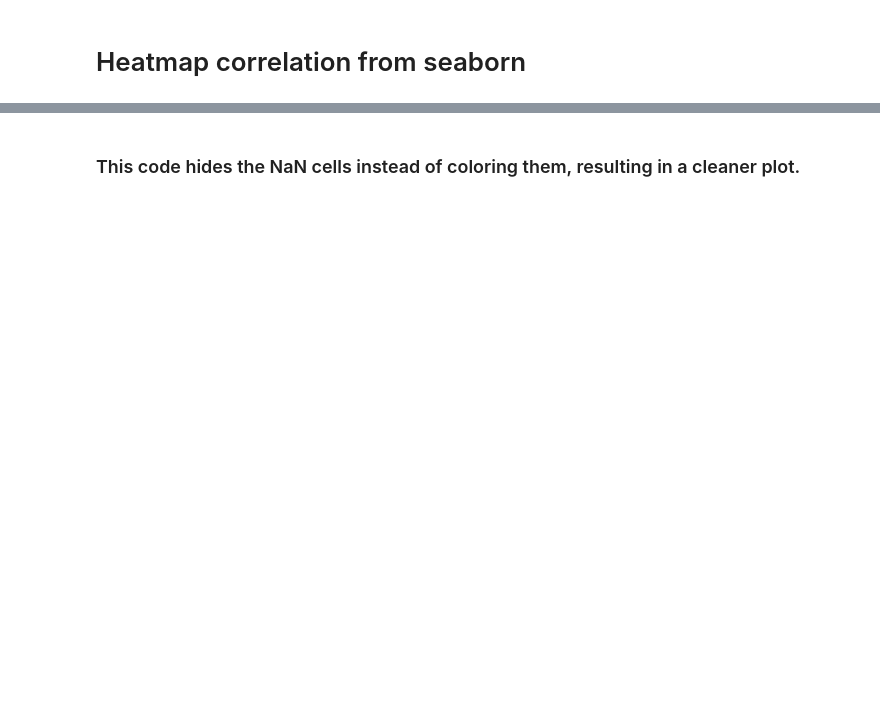
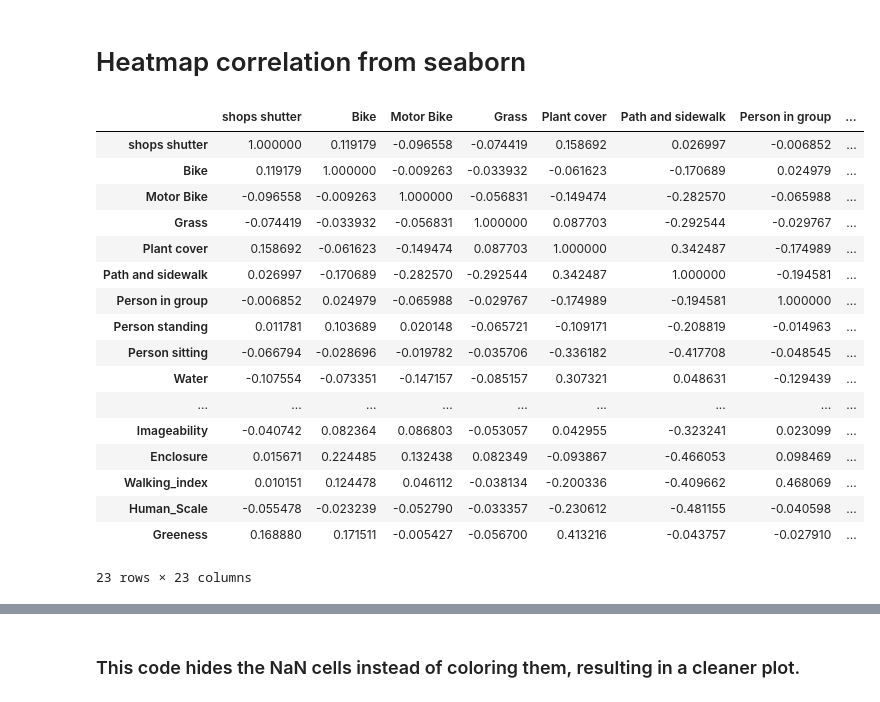
Before and after one commit to Hessam-Maniei/StreetPerception_ML, a Jupyter notebook: notebooks/copyresults.ipynb, the cells around one changed output, grey strips where cells are left out. Cells and saved outputs as stored; diff of their text form; code cells hidden in the pictures; blank space fills up the shorter version.

```diff
--- a/notebooks/copyresults.ipynb
+++ b/notebooks/copyresults.ipynb
@@ -2270,3 +2354,24 @@ significant_corrs = corr_df.where(pval_df < 0.05)
+# %%
+display(correlation_matrix)
+# %% [output]
+|  | shops shutter | Bike | Motor Bike | Grass | Plant cover | Path and sidewalk | Person in group | ... |
+| shops shutter | 1.000000 | 0.119179 | -0.096558 | -0.074419 | 0.158692 | 0.026997 | -0.006852 | ... |
+| Bike | 0.119179 | 1.000000 | -0.009263 | -0.033932 | -0.061623 | -0.170689 | 0.024979 | ... |
+| Motor Bike | -0.096558 | -0.009263 | 1.000000 | -0.056831 | -0.149474 | -0.282570 | -0.065988 | ... |
+| Grass | -0.074419 | -0.033932 | -0.056831 | 1.000000 | 0.087703 | -0.292544 | -0.029767 | ... |
+| Plant cover | 0.158692 | -0.061623 | -0.149474 | 0.087703 | 1.000000 | 0.342487 | -0.174989 | ... |
+| Path and sidewalk | 0.026997 | -0.170689 | -0.282570 | -0.292544 | 0.342487 | 1.000000 | -0.194581 | ... |
+| Person in group | -0.006852 | 0.024979 | -0.065988 | -0.029767 | -0.174989 | -0.194581 | 1.000000 | ... |
+| Person standing | 0.011781 | 0.103689 | 0.020148 | -0.065721 | -0.109171 | -0.208819 | -0.014963 | ... |
+| Person sitting | -0.066794 | -0.028696 | -0.019782 | -0.035706 | -0.336182 | -0.417708 | -0.048545 | ... |
+| Water | -0.107554 | -0.073351 | -0.147157 | -0.085157 | 0.307321 | 0.048631 | -0.129439 | ... |
+| ... | ... | ... | ... | ... | ... | ... | ... | ... |
+| Imageability | -0.040742 | 0.082364 | 0.086803 | -0.053057 | 0.042955 | -0.323241 | 0.023099 | ... |
+| Enclosure | 0.015671 | 0.224485 | 0.132438 | 0.082349 | -0.093867 | -0.466053 | 0.098469 | ... |
+| Walking_index | 0.010151 | 0.124478 | 0.046112 | -0.038134 | -0.200336 | -0.409662 | 0.468069 | ... |
+| Human_Scale | -0.055478 | -0.023239 | -0.052790 | -0.033357 | -0.230612 | -0.481155 | -0.040598 | ... |
+| Greeness | 0.168880 | 0.171511 | -0.005427 | -0.056700 | 0.413216 | -0.043757 | -0.027910 | ... |
+23 rows × 23 columns
 # %%
 import seaborn as sns
 
```
Also changed, not shown: parts of 15 cells of this notebook, 2 other files.
